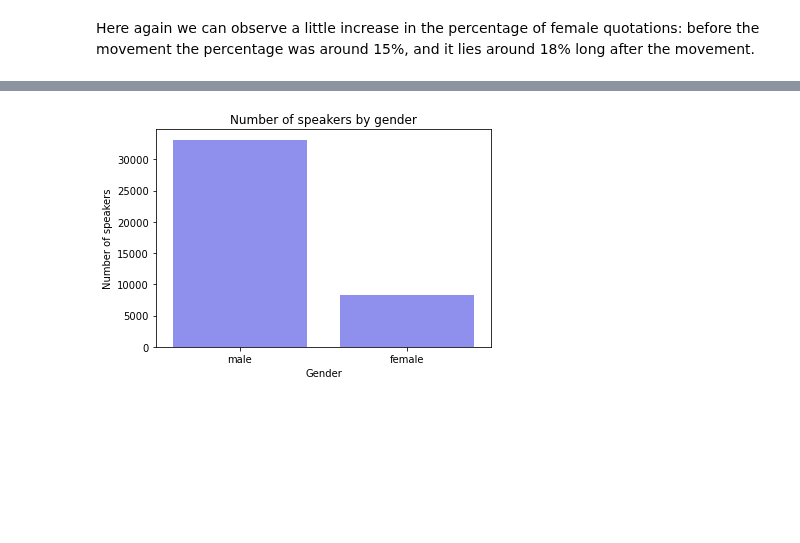
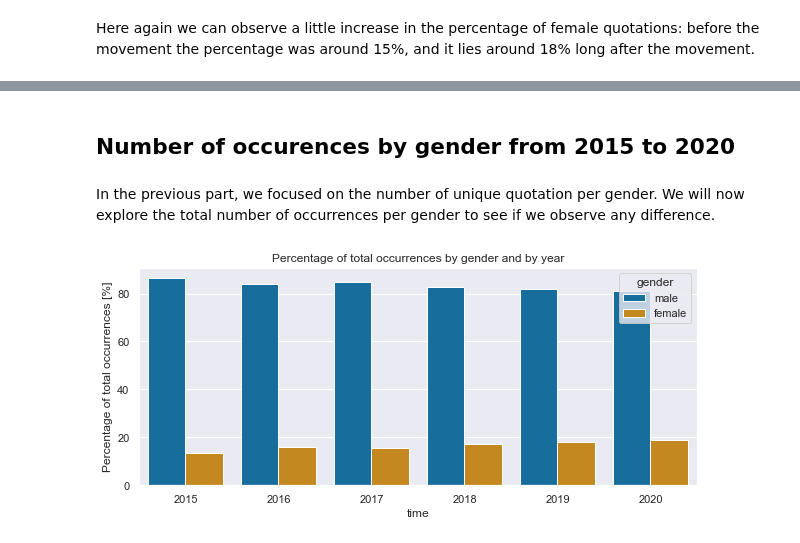
Before and after one commit to janougome/ADA-team, a Jupyter notebook: Descriptive tasks.ipynb, the cells around one changed output, grey strips where cells are left out. Cells and saved outputs as stored; diff of their text form; code cells hidden in the pictures; blank space fills up the shorter version.

```diff
--- a/Descriptive tasks.ipynb
+++ b/Descriptive tasks.ipynb
@@ -235,7 +198,10 @@ speaker_HF = Counter([x[1] for x in unique_speaker_gender])
-# %%
-ax = sns.barplot(x=list(speaker_HF.keys()), y=list(speaker_HF.values()),alpha=0.5,color="blue")
-plt.title('Number of speakers by gender');
-plt.ylabel('Number of speakers');
-plt.xlabel('Gender');
-# %% [output]
-[figure, removed]
+# %% [markdown]
+## Number of occurences by gender from 2015 to 2020
+# %% [markdown]
+In the previous part, we focused on the number of unique quotation per gender. We will now explore the total number of occurrences per gender to see if we observe any difference.
+# %%
+ax = sns.barplot(x = quotes_by_gender_years['time'], y = quotes_by_gender_years['Occurrences']*100, hue = quotes_by_gender_years['gender'], data = quotes_by_gender_years)
+ax.set(ylabel='Percentage of total occurrences [%]')
+ax.set_title('Percentage of total occurrences by gender and by year');
+# %% [output]
+[figure, added]
```
Also changed, not shown: parts of 27 cells of this notebook, 1 other file.
